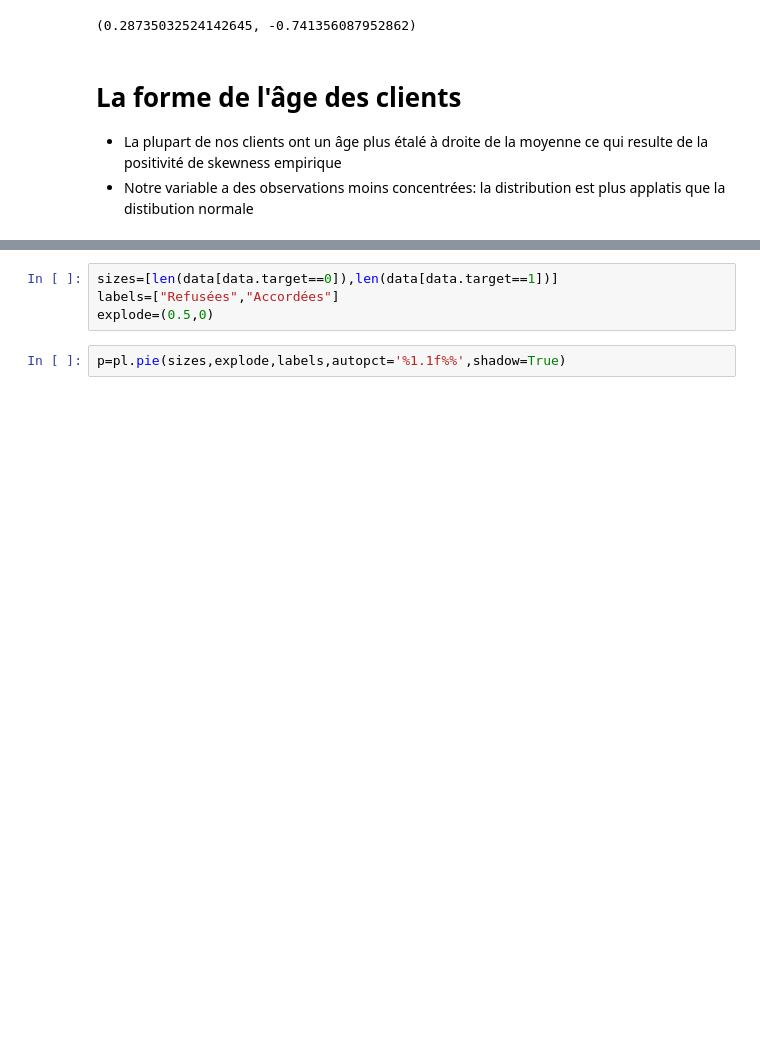
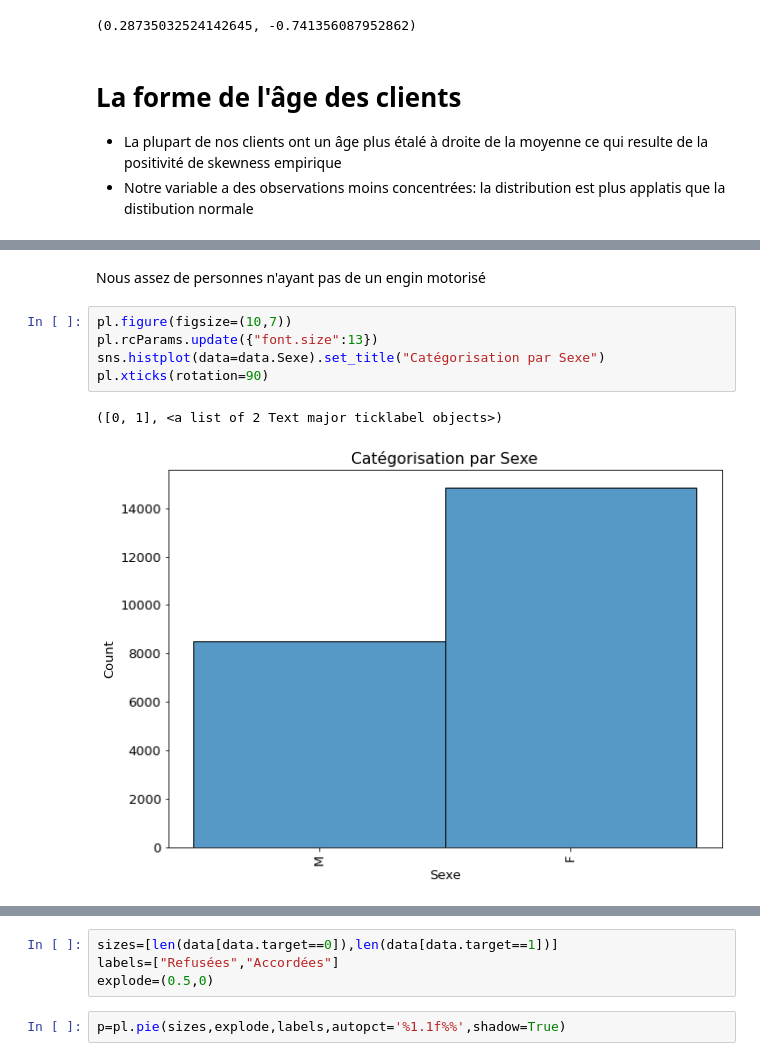
Before and after one commit to SIDIBEMoussa/Banking-credit-aproval-predicting, a Jupyter notebook: Banking_credit_aproval_predicting.ipynb, the cells around one changed output, grey strips where cells are left out. Saved outputs shown, nothing was run; the diff lists cells and outputs as text; blank space fills up the shorter version.

```diff
--- a/Banking_credit_aproval_predicting.ipynb
+++ b/Banking_credit_aproval_predicting.ipynb
@@ -99,0 +121,10 @@ sns.displot(data.Age)
+# %% [markdown]
+Nous assez de personnes n'ayant pas de un engin motorisé
+# %%
+pl.figure(figsize=(10,7))
+pl.rcParams.update({"font.size":13})
+sns.histplot(data=data.Sexe).set_title("Catégorisation par Sexe")
+pl.xticks(rotation=90)
+# %% [output]
+([0, 1], <a list of 2 Text major ticklabel objects>)
+[figure, added]
```
Also changed, not shown: parts of 26 cells of this notebook.
